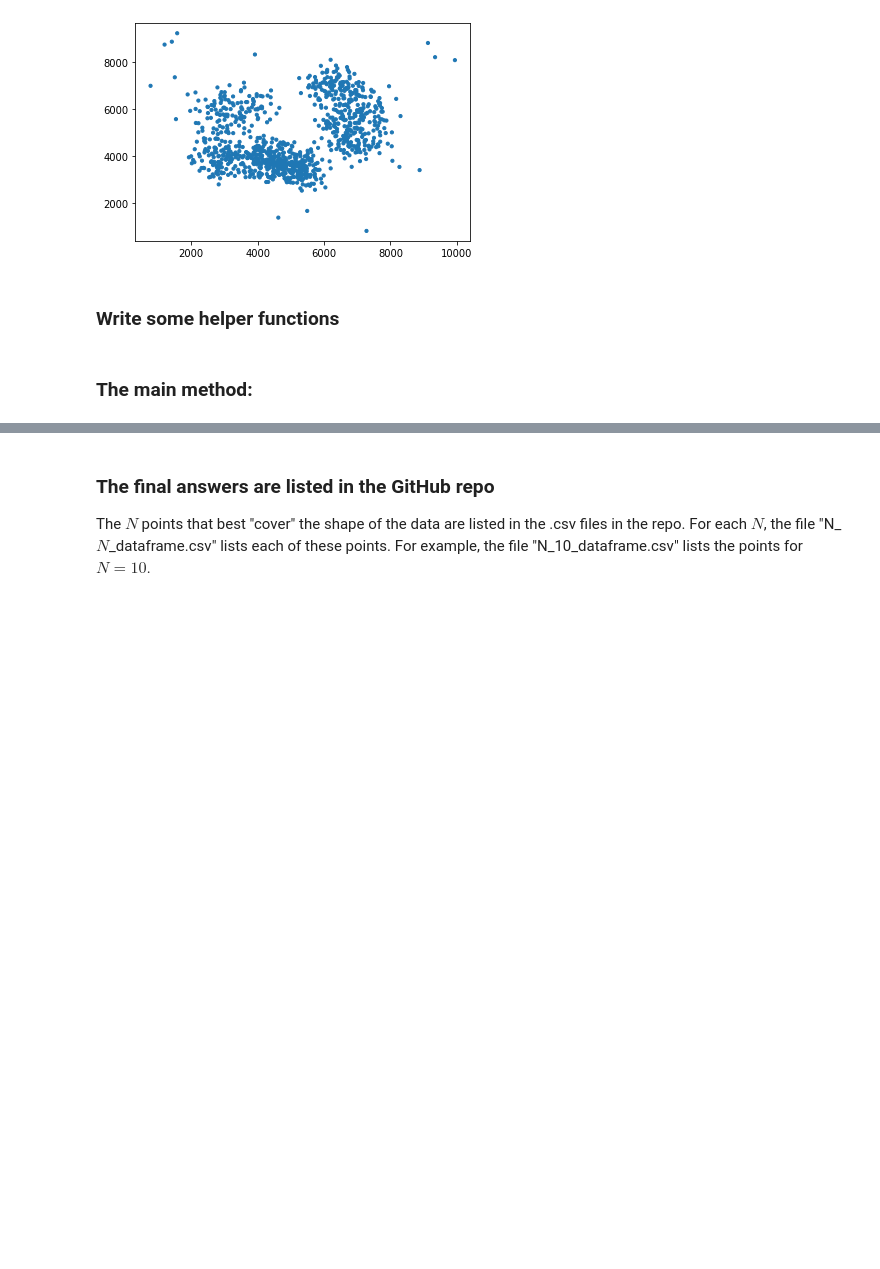
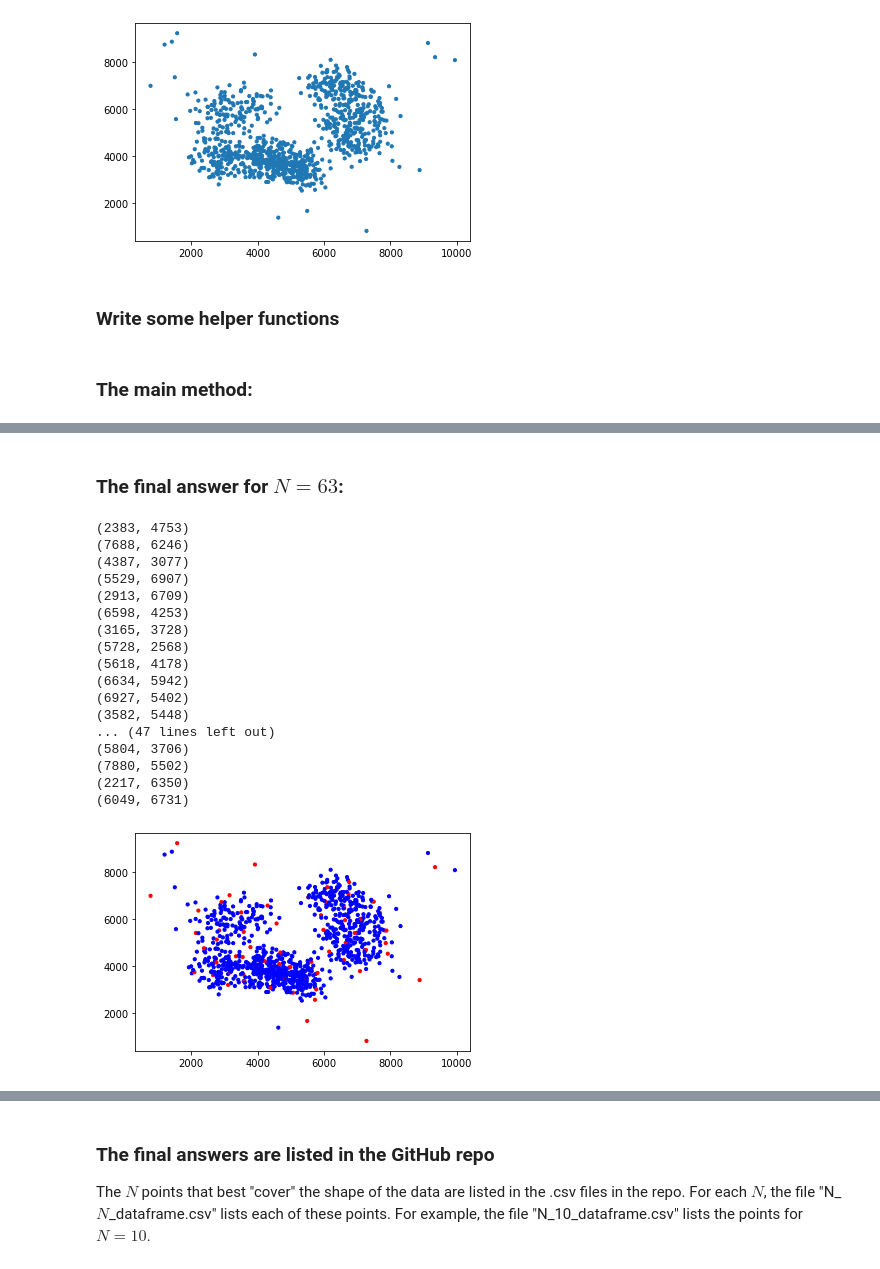
Before and after one commit to jeffreyz374/cssu-purefacts-fall-2022-jeffrey-zhou, a Jupyter notebook: PureFacts_Hackathon_Problem_Response_Jeffrey_Zhou.ipynb, the cells around one changed output, grey strips where cells are left out. Saved outputs shown, nothing was run; the diff lists cells and outputs as text; code cells hidden in the pictures; blank space fills up the shorter version.

```diff
--- a/PureFacts_Hackathon_Problem_Response_Jeffrey_Zhou.ipynb
+++ b/PureFacts_Hackathon_Problem_Response_Jeffrey_Zhou.ipynb
@@ -151,0 +171,23 @@ for i in range(N):
+# %% [markdown]
+### The final answer for $N = 63$:
+# %%
+final_answer(63)
+# %% [output]
+(2383, 4753)
+(7688, 6246)
+(4387, 3077)
+(5529, 6907)
+(2913, 6709)
+(6598, 4253)
+(3165, 3728)
+(5728, 2568)
+(5618, 4178)
+(6634, 5942)
+(6927, 5402)
+(3582, 5448)
+... (47 lines left out)
+(5804, 3706)
+(7880, 5502)
+(2217, 6350)
+(6049, 6731)
+[figure, added]
```
Also changed, not shown: parts of 10 cells of this notebook.
